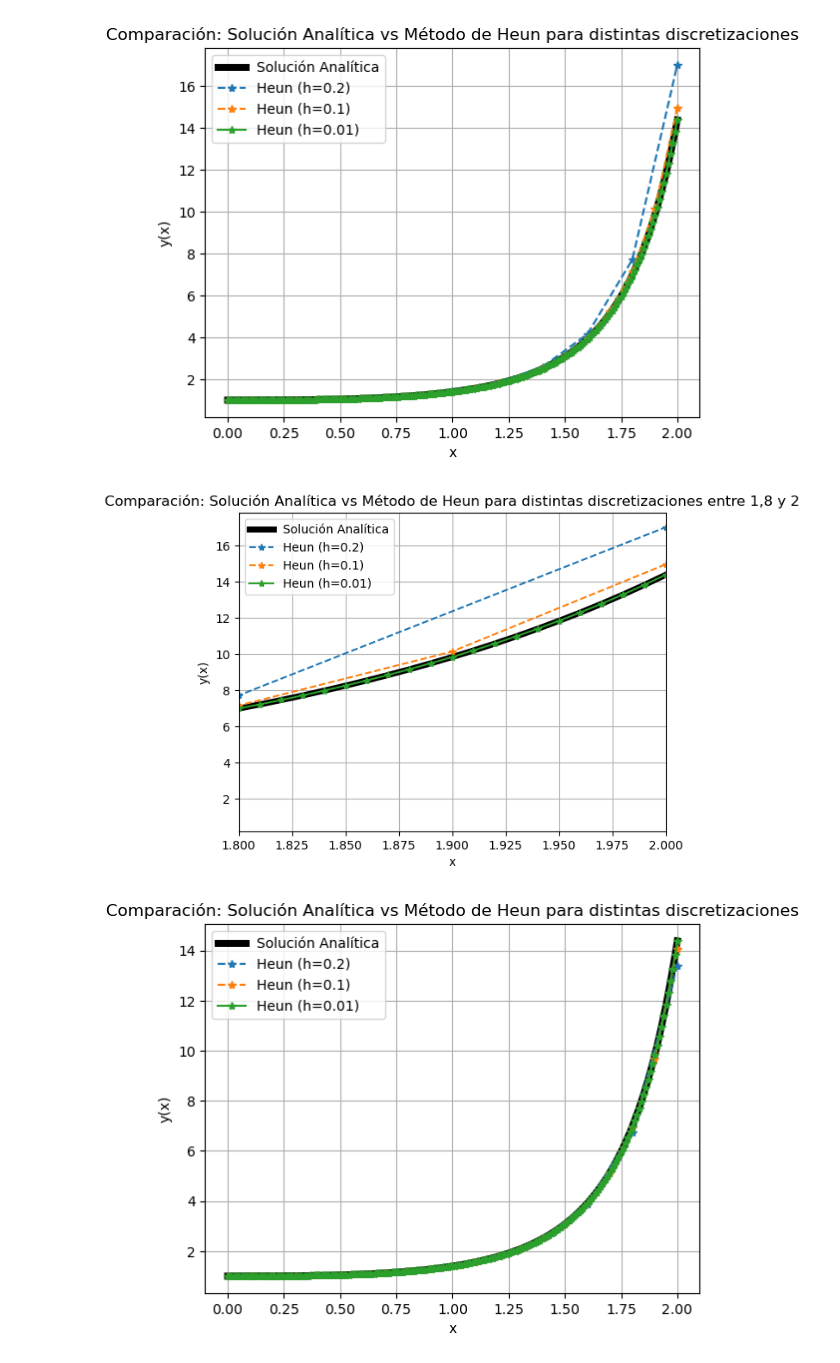
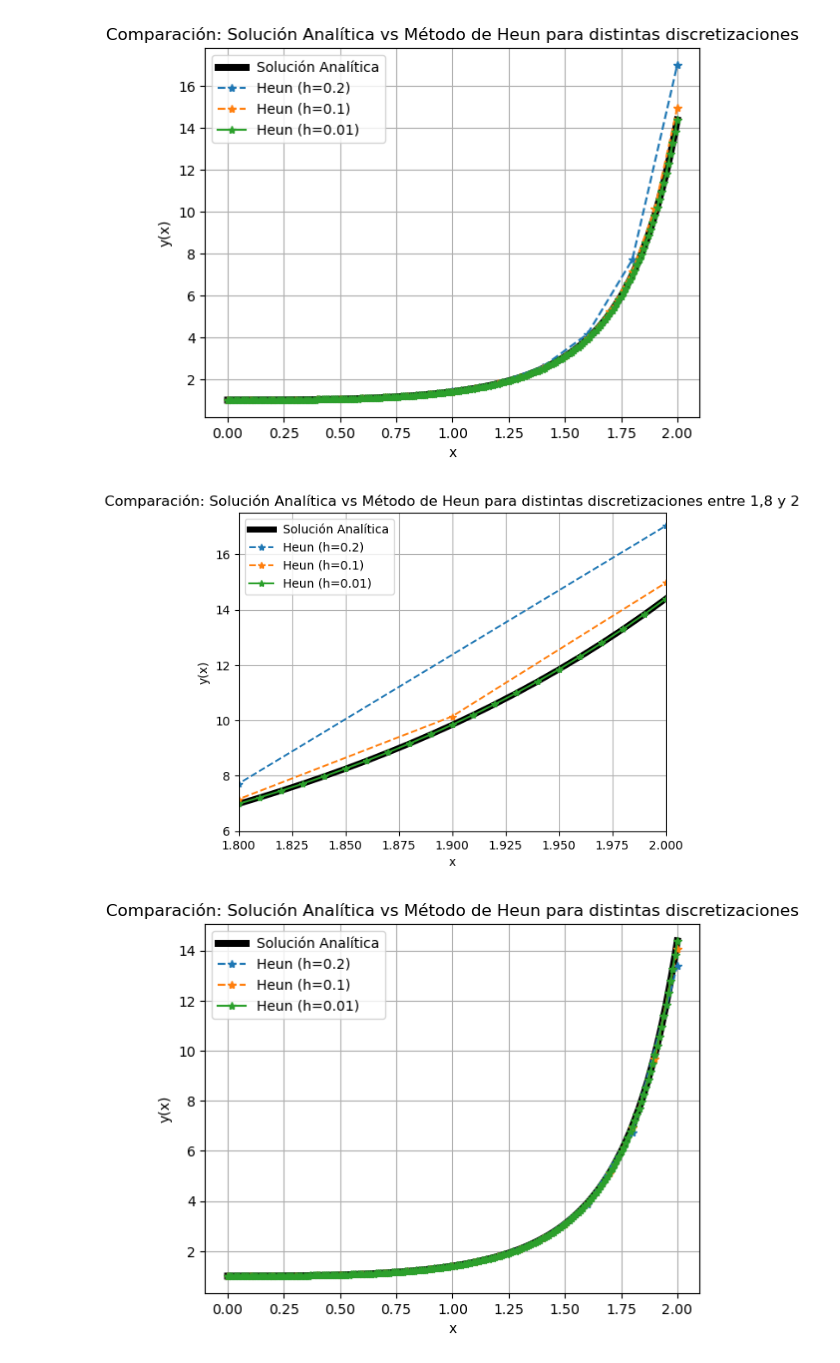
Before and after one commit to Diaz-Excoffon-Gonzalo/TP1-Calculo-avanzado, a Jupyter notebook: TP1.ipynb, the cells around one changed output. Cells and saved outputs as stored; diff of their text form; code cells hidden in the pictures.

```diff
--- a/TP1.ipynb
+++ b/TP1.ipynb
@@ -160,19 +160,20 @@ plt.show()
 # %%
 # Hacemos zoom entre 1,8 y 2 para que se observe mejor como difieren las distintas soluciones
 plt.figure()
 plt.title('Comparación: Solución Analítica vs Método de Heun para distintas discretizaciones entre 1,8 y 2')
 plt.plot(x3, y_exacta, 'k-', linewidth = 5, label='Solución Analítica')
 plt.plot(x1, y1_H1, '*--', label='Heun (h=0.2)')
 plt.plot(x2, y2_H1, '*--', label='Heun (h=0.1)')
 plt.plot(x3, y3_H1, '*-', label='Heun (h=0.01)')
 plt.xlabel('x')
 plt.ylabel('y(x)')
 plt.xlim(1.8, 2)
+plt.ylim(6, 17.5)
 plt.legend()
 plt.grid(True)
 plt.show()
 # %% [output]
-[figure, old version]
+[figure, new version]
 # %%
 # Ahora, hacemos lo mismo para el método de Heun
 y1_H2 = np.zeros(N1+1)
```
Also changed, not shown: parts of 4 cells of this notebook.
